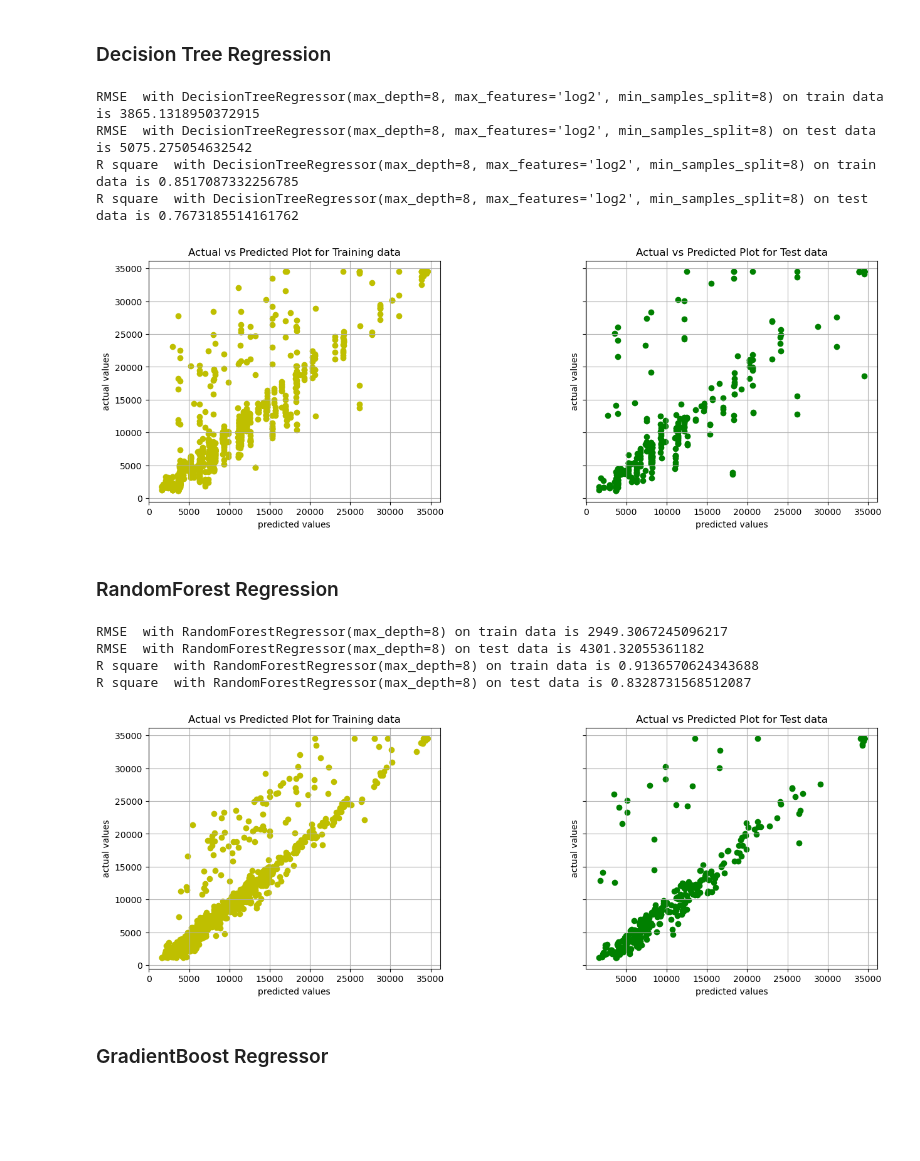
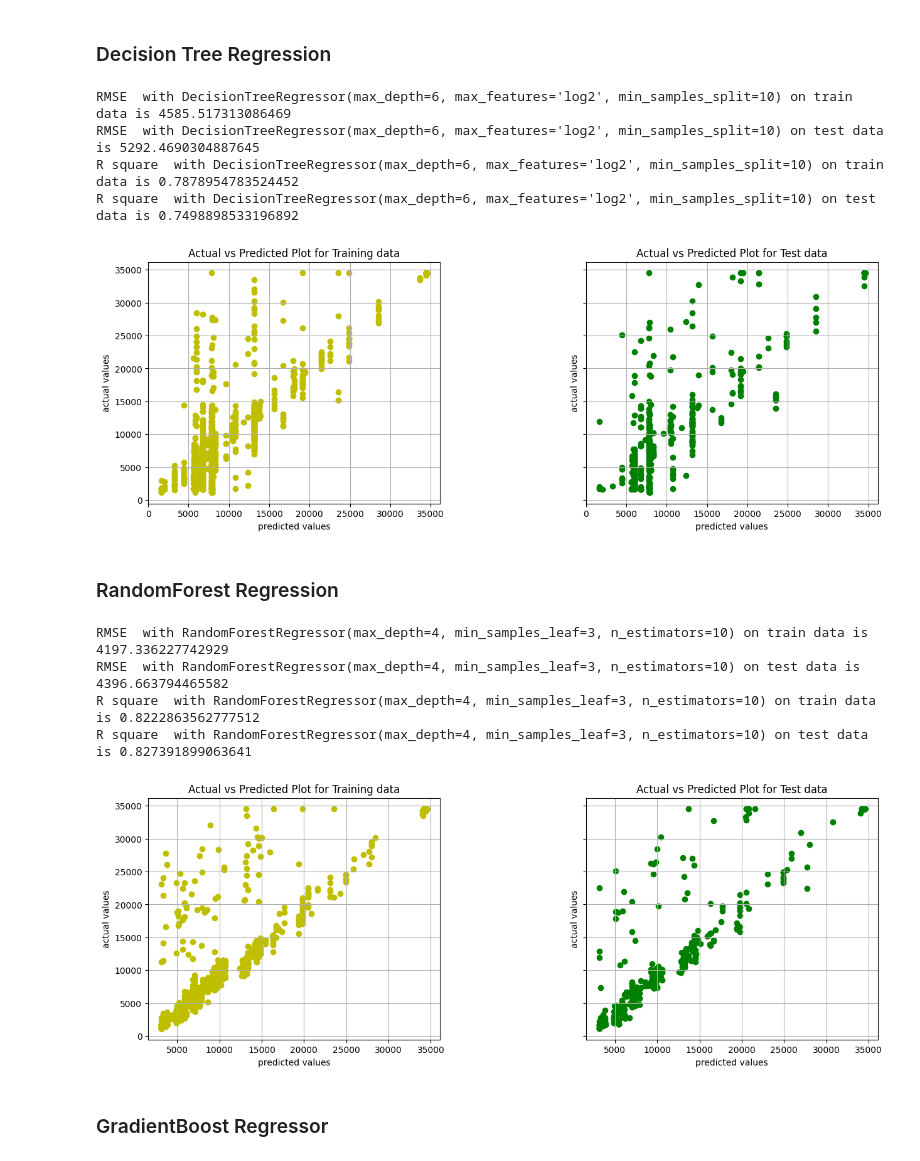
Before and after one commit to mohinitambade95/Predict_Health_Insurance_Premium, a Jupyter notebook: notebooks/Predict Health Insurance (Training).ipynb, the cells around one changed output. Cells and saved outputs as stored; diff of their text form; code cells hidden in the pictures; blank space fills up the shorter version.

Commit message:
Model Trainer Updated

```diff
--- a/notebooks/Predict Health Insurance (Training).ipynb
+++ b/notebooks/Predict Health Insurance (Training).ipynb
@@ -14,4 +14,4 @@ from sklearn.model_selection import GridSearchCV
 from sklearn.linear_model import LinearRegression, Ridge,Lasso,ElasticNet
 from sklearn.metrics import mean_squared_error, r2_score
 # %%
-data = pd.read_csv("D\Predict_Health_Insurance_Premium\\notebooks\data\data_preprocessed.csv")
+data = pd.read_csv("F:\ML_Projects\Predict_Health_Insurance_Premium\\notebooks\data_preprocessed.csv")
@@ -30,7 +28,7 @@ region         object
 expenses      float64
 dtype: object
 # %%
-train_data,test_data=train_test_split(data,test_size=0.25)
+train_data,test_data=train_test_split(data,test_size=0.3)
 # %%
 target_column_name = 'expenses'
 drop_columns = [target_column_name,'Unnamed: 0']
@@ -72,8 +70,8 @@ num_pipeline=Pipeline(
 ## categorical Pipeline
 cat_pipeline=Pipeline(
     steps=[
-        ('onehot',OneHotEncoder(drop='first') )
-         #('scaler',StandardScaler())
+        ('onehot',OneHotEncoder(drop='first')),
+        ('scaler',StandardScaler(with_mean=False))
     ]
 )
 # %%
@@ -185,8 +199,8 @@ from sklearn.tree import DecisionTreeRegressor
 model  = DecisionTreeRegressor()
 
 param =  {'max_features': ["sqrt", "log2"],
-           'max_depth' : [8,9,10,12],
-           'min_samples_split' : [2,4,6,8]}
+           'max_depth' : [4,6,8,9,10,12],
+           'min_samples_split' : [2,4,6,8,10]}
 model ,y_train_pred, y_test_pred, rmse_train, rmse_test,r2_score_train,r2_score_test = evaluate_model(x_train, y_train,x_test,y_test,model,param)
 
 RMSE[model] = rmse_test
@@ -199,36 +213,38 @@ print(f'R square  with {model} on test data is {r2_score_test}')
 
 model_perf_plot(y_train,y_train_pred,y_test,y_test_pred)
 # %% [output]
-RMSE  with DecisionTreeRegressor(max_depth=8, max_features='log2', min_samples_split=8) on train data is 3865.1318950372915
-RMSE  with DecisionTreeRegressor(max_depth=8, max_features='log2', min_samples_split=8) on test data is 5075.275054632542
-R square  with DecisionTreeRegressor(max_depth=8, max_features='log2', min_samples_split=8) on train data is 0.8517087332256785
-R square  with DecisionTreeRegressor(max_depth=8, max_features='log2', min_samples_split=8) on test data is 0.7673185514161762
+RMSE  with DecisionTreeRegressor(max_depth=6, max_features='log2', min_samples_split=10) on train data is 4585.517313086469
+RMSE  with DecisionTreeRegressor(max_depth=6, max_features='log2', min_samples_split=10) on test data is 5292.4690304887645
+R square  with DecisionTreeRegressor(max_depth=6, max_features='log2', min_samples_split=10) on train data is 0.7878954783524452
+R square  with DecisionTreeRegressor(max_depth=6, max_features='log2', min_samples_split=10) on test data is 0.7498898533196892
-[figure, old version]
+[figure, new version]
 # %% [markdown]
 ### RandomForest Regression
 # %%
-from sklearn.ensemble import c
+from sklearn.ensemble import RandomForestRegressor
 #from sklearn.tree import DecisionTreeRegressor
 model  = RandomForestRegressor()
-param =  {'n_estimators': [10,20,30,50,80,100],
-           'max_depth' : [8,9,10,12]}
+param =  {'n_estimators': [10,20,30,40,50],
+           'max_depth' : [4,6,8,9,10,12],
+           'min_samples_split' : [2,4,6,8],
+            'min_samples_leaf' :[ 1,3,5,7]}
 model ,y_train_pred, y_test_pred, rmse_train, rmse_test,r2_score_train,r2_score_test = evaluate_model(x_train, y_train,x_test,y_test,model,param)
 
 RMSE[model] = rmse_test
 R2_Score[model] = r2_score_test
 
 print(f'RMSE  with {model} on train data is {rmse_train}')
 print(f'RMSE  with {model} on test data is {rmse_test}')
 print(f'R square  with {model} on train data is {r2_score_train}')
 print(f'R square  with {model} on test data is {r2_score_test}')
 
 model_perf_plot(y_train,y_train_pred,y_test,y_test_pred)
 # %% [output]
-RMSE  with RandomForestRegressor(max_depth=8) on train data is 2949.3067245096217
-RMSE  with RandomForestRegressor(max_depth=8) on test data is 4301.32055361182
-R square  with RandomForestRegressor(max_depth=8) on train data is 0.9136570624343688
-R square  with RandomForestRegressor(max_depth=8) on test data is 0.8328731568512087
+RMSE  with RandomForestRegressor(max_depth=4, min_samples_leaf=3, n_estimators=10) on train data is 4197.336227742929
+RMSE  with RandomForestRegressor(max_depth=4, min_samples_leaf=3, n_estimators=10) on test data is 4396.663794465582
+R square  with RandomForestRegressor(max_depth=4, min_samples_leaf=3, n_estimators=10) on train data is 0.8222863562777512
+R square  with RandomForestRegressor(max_depth=4, min_samples_leaf=3, n_estimators=10) on test data is 0.827391899063641
-[figure, old version]
+[figure, new version]
 # %% [markdown]
 ### GradientBoost Regressor
 # %%
```
Also changed, not shown: parts of 8 cells of this notebook, 6 other files.
